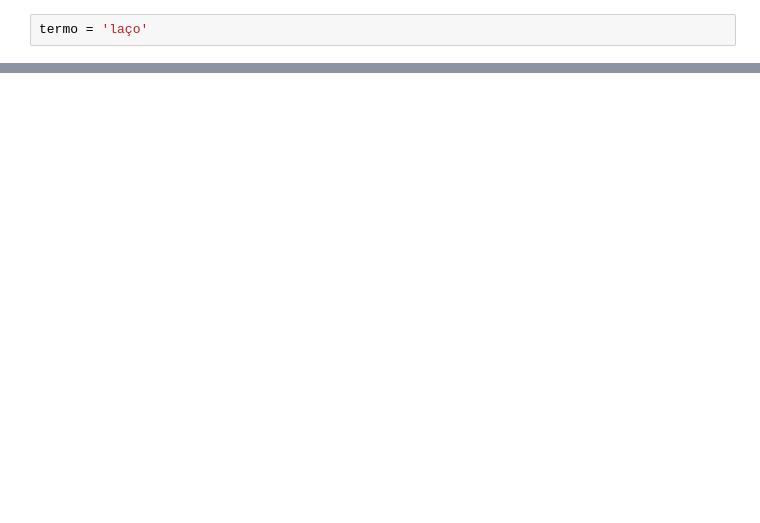
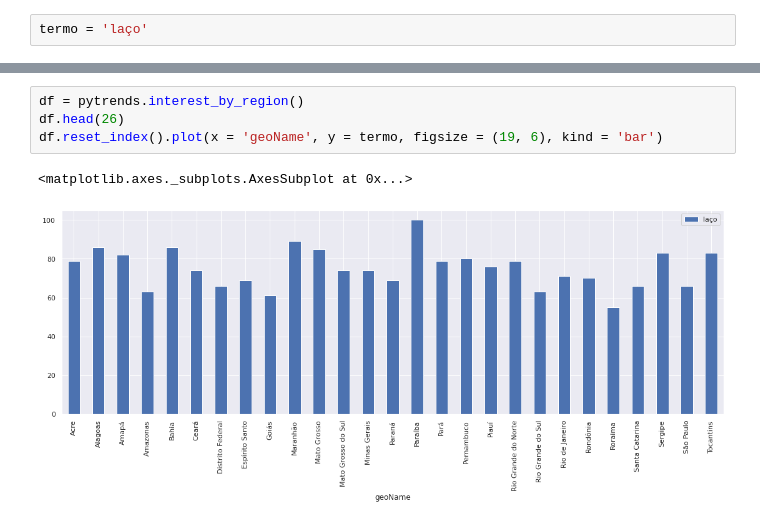
Before and after one commit to jamesgilbs/portifolio, a Jupyter notebook: SEO/GoogleTrends.ipynb, the cells around one changed output, grey strips where cells are left out. Saved outputs shown, nothing was run; the diff lists cells and outputs as text; blank space fills up the shorter version.

```diff
--- a/SEO/GoogleTrends.ipynb
+++ b/SEO/GoogleTrends.ipynb
@@ -55 +69,8 @@ termo = 'laço'
+# %%
+df = pytrends.interest_by_region()
+df.head(26)
+df.reset_index().plot(x = 'geoName', y = termo, figsize = (19, 6), kind = 'bar')
+# %% [output]
+<matplotlib.axes._subplots.AxesSubplot at 0x...>
+[figure, added]
 # %%
```
Also changed, not shown: parts of 12 cells of this notebook.
